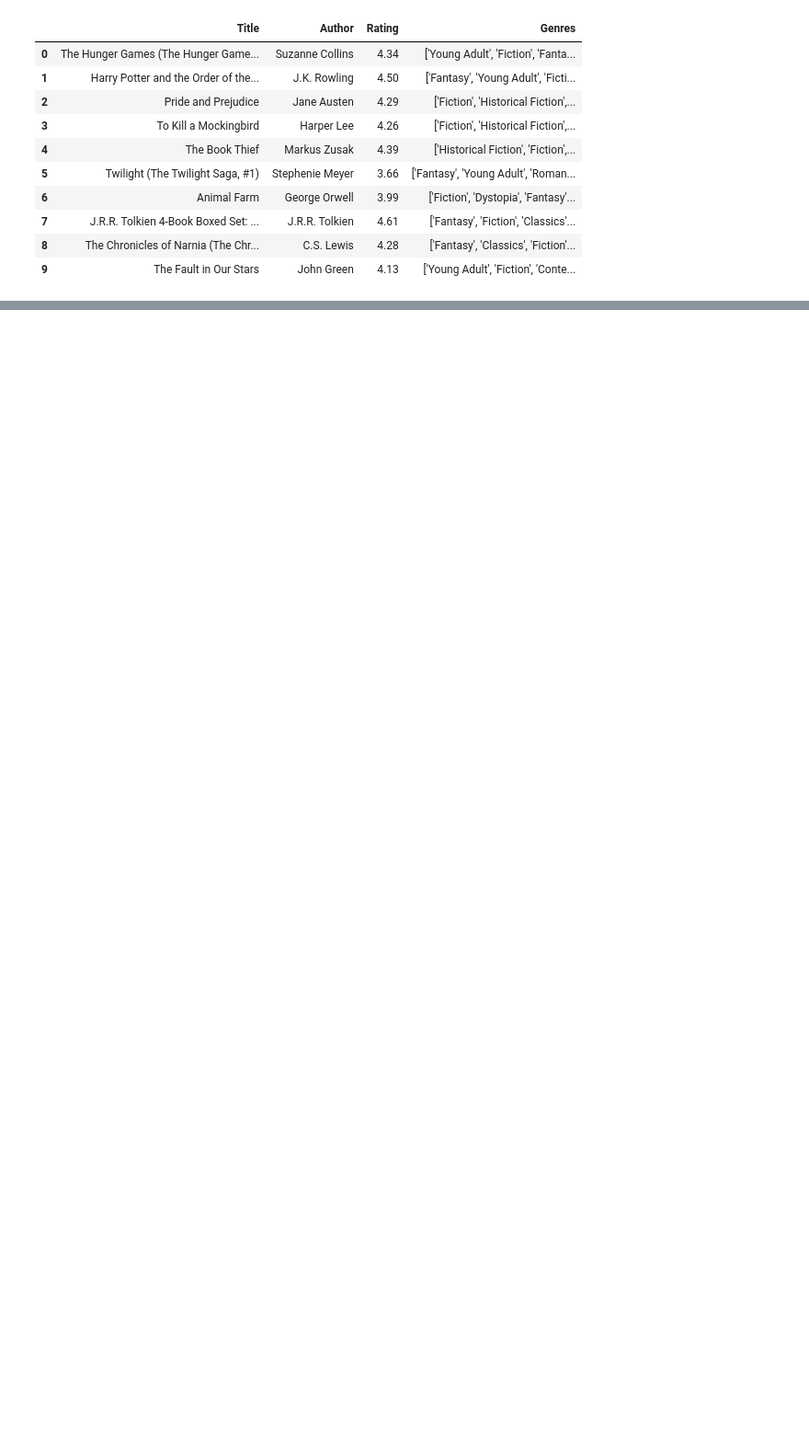
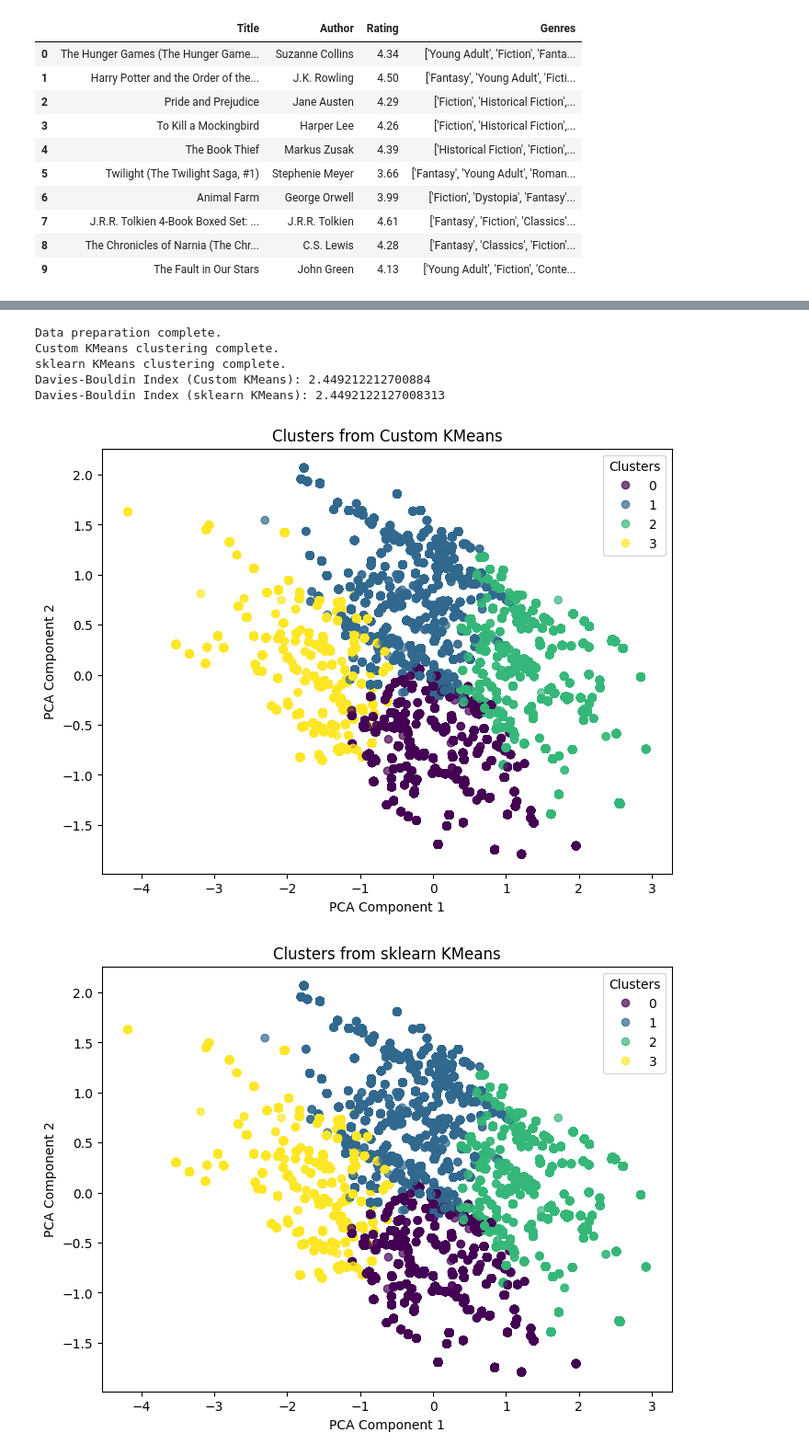
Before and after one commit to albert-moller/BookRecommender, a Jupyter notebook: recommendation_system.ipynb, the cells around one changed output, grey strips where cells are left out. Shown at 92% size. Cells and saved outputs as stored; diff of their text form; code cells hidden in the pictures; blank space fills up the shorter version.

Commit message:
preprocessing and kmeans

```diff
--- a/recommendation_system.ipynb
+++ b/recommendation_system.ipynb
@@ -118,0 +209,25 @@ dataset_df.head(10)
+# %%
+# Apply preprocessing
+preprocessor = DataPreprocessor(dataset_df)
+cleaned_df = preprocessor.clean_data()
+
+# Create train-test split
+train_data, test_data = preprocessor.create_train_test_split()
+
+# Display data info
+print("\nDataset info after cleaning:")
+print(cleaned_df.info())
+
+# Display some statistics
+print("\nRating statistics:")
+print(cleaned_df['Rating'].describe())
+
+# Get genre statistics
+genre_stats = preprocessor.get_genre_statistics()
+
+# Create train-test split
+train_data, test_data = preprocessor.create_train_test_split()
+
+# Display sample of cleaned data
+print("\nSample of cleaned data:")
+print(cleaned_df.head(5))
@@ -118,0 +403,14 @@ dataset_df.head(10)
+# %%
+# Initialize the clustering class
+clustering = KMeansClustering(train_data, n_clusters=4, random_state=42)
+
+# Run all steps
+clustering.run_all()
+# %% [output]
+Data preparation complete.
+Custom KMeans clustering complete.
+sklearn KMeans clustering complete.
+Davies-Bouldin Index (Custom KMeans): 2.449212212700884
+Davies-Bouldin Index (sklearn KMeans): 2.4492122127008313
+[figure, added]
+[figure, added]
```
Also changed, not shown: parts of 17 cells of this notebook, 1 other file.
